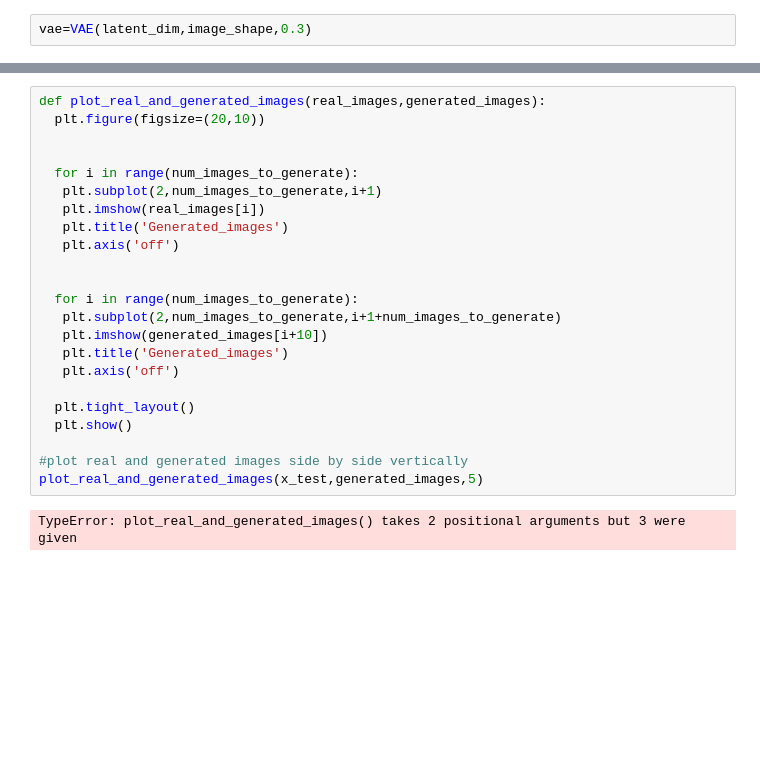
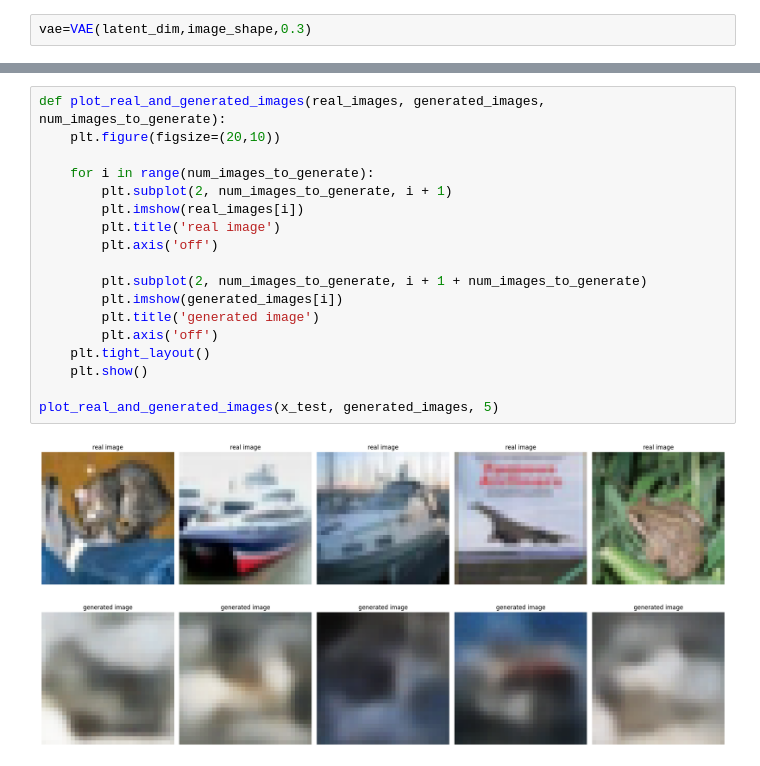
Before and after one commit to Purushotham011/Gen-AI, a Jupyter notebook: VAE.ipynb, the cells around one changed output, grey strips where cells are left out. Saved outputs shown, nothing was run; the diff lists cells and outputs as text; blank space fills up the shorter version.

```diff
--- a/VAE.ipynb
+++ b/VAE.ipynb
@@ -153,25 +150,20 @@ generated_images = generate_images_from_latent_vectors(vae, 20)
 # %%
-def plot_real_and_generated_images(real_images,generated_images):
-  plt.figure(figsize=(20,10))
+def plot_real_and_generated_images(real_images, generated_images, num_images_to_generate):
+    plt.figure(figsize=(20,10))
 
+    for i in range(num_images_to_generate):
+        plt.subplot(2, num_images_to_generate, i + 1)
+        plt.imshow(real_images[i])
+        plt.title('real image')
+        plt.axis('off')
 
-  for i in range(num_images_to_generate):
-   plt.subplot(2,num_images_to_generate,i+1)
-   plt.imshow(real_images[i])
-   plt.title('Generated_images')
-   plt.axis('off')
+        plt.subplot(2, num_images_to_generate, i + 1 + num_images_to_generate)
+        plt.imshow(generated_images[i])
+        plt.title('generated image')
+        plt.axis('off')
+    plt.tight_layout()
+    plt.show()
 
-
-  for i in range(num_images_to_generate):
-   plt.subplot(2,num_images_to_generate,i+1+num_images_to_generate)
-   plt.imshow(generated_images[i+10])
-   plt.title('Generated_images')
-   plt.axis('off')
-
-  plt.tight_layout()
-  plt.show()
-
-#plot real and generated images side by side vertically
-plot_real_and_generated_images(x_test,generated_images,5)
+plot_real_and_generated_images(x_test, generated_images, 5)
 # %% [output]
-TypeError: plot_real_and_generated_images() takes 2 positional arguments but 3 were given
+[figure, added]
```
Also changed, not shown: parts of 4 cells of this notebook.
